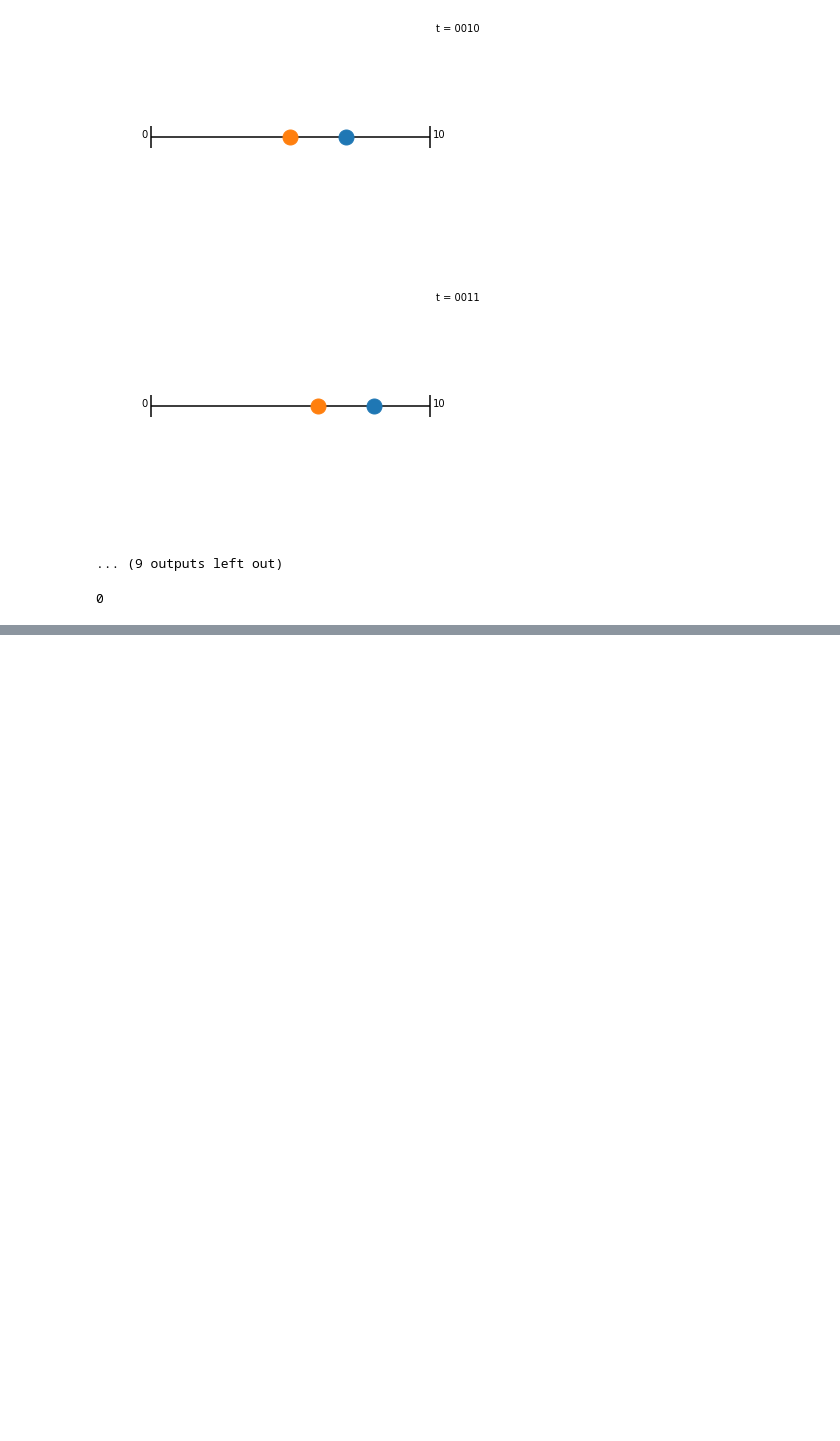
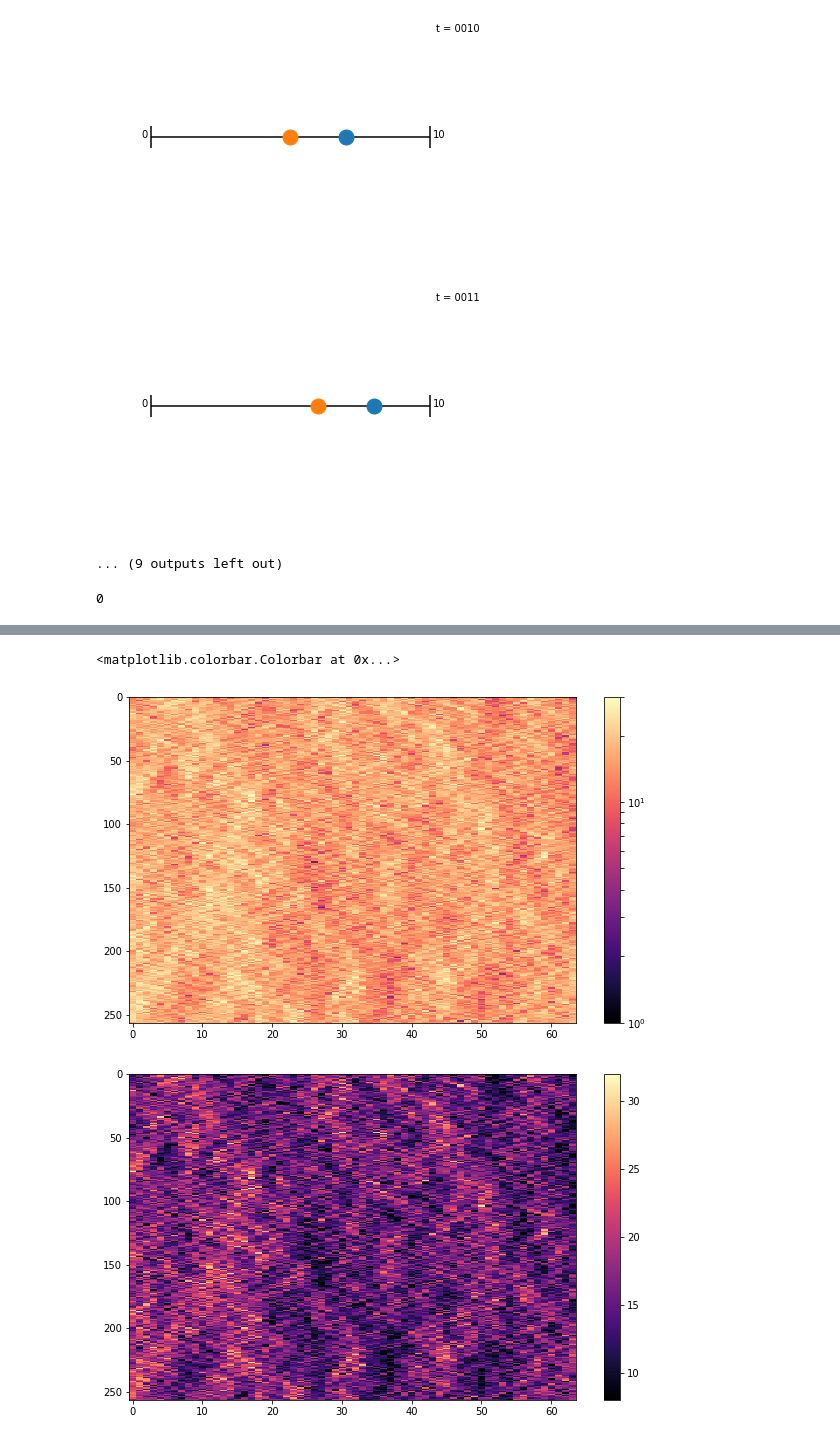
Before and after one commit to bbrzycki/flowerpot, a Jupyter notebook: flowerpot/Visualization.ipynb, the cells around one changed output, grey strips where cells are left out. Cells and saved outputs as stored; diff of their text form; code cells hidden in the pictures; blank space fills up the shorter version.

```diff
--- a/flowerpot/Visualization.ipynb
+++ b/flowerpot/Visualization.ipynb
@@ -131,0 +195,15 @@ os.system("ffmpeg -r 1 -pattern_type glob -i 'images/1D_ds????.png' -c:v libx264
+# %%
+import matplotlib
+from matplotlib.colors import LogNorm
+
+fig = plt.figure(figsize=(10, 6))
+plt.imshow(image, aspect='auto', cmap='magma', norm=LogNorm(vmin=1, vmax=30))
+plt.colorbar()
+
+fig = plt.figure(figsize=(10, 6))
+plt.imshow(image, aspect='auto', cmap='magma', vmin=8, vmax=32)
+plt.colorbar()
+# %% [output]
+<matplotlib.colorbar.Colorbar at 0x...>
+[figure, added]
+[figure, added]
```
Also changed, not shown: parts of 9 cells of this notebook.
